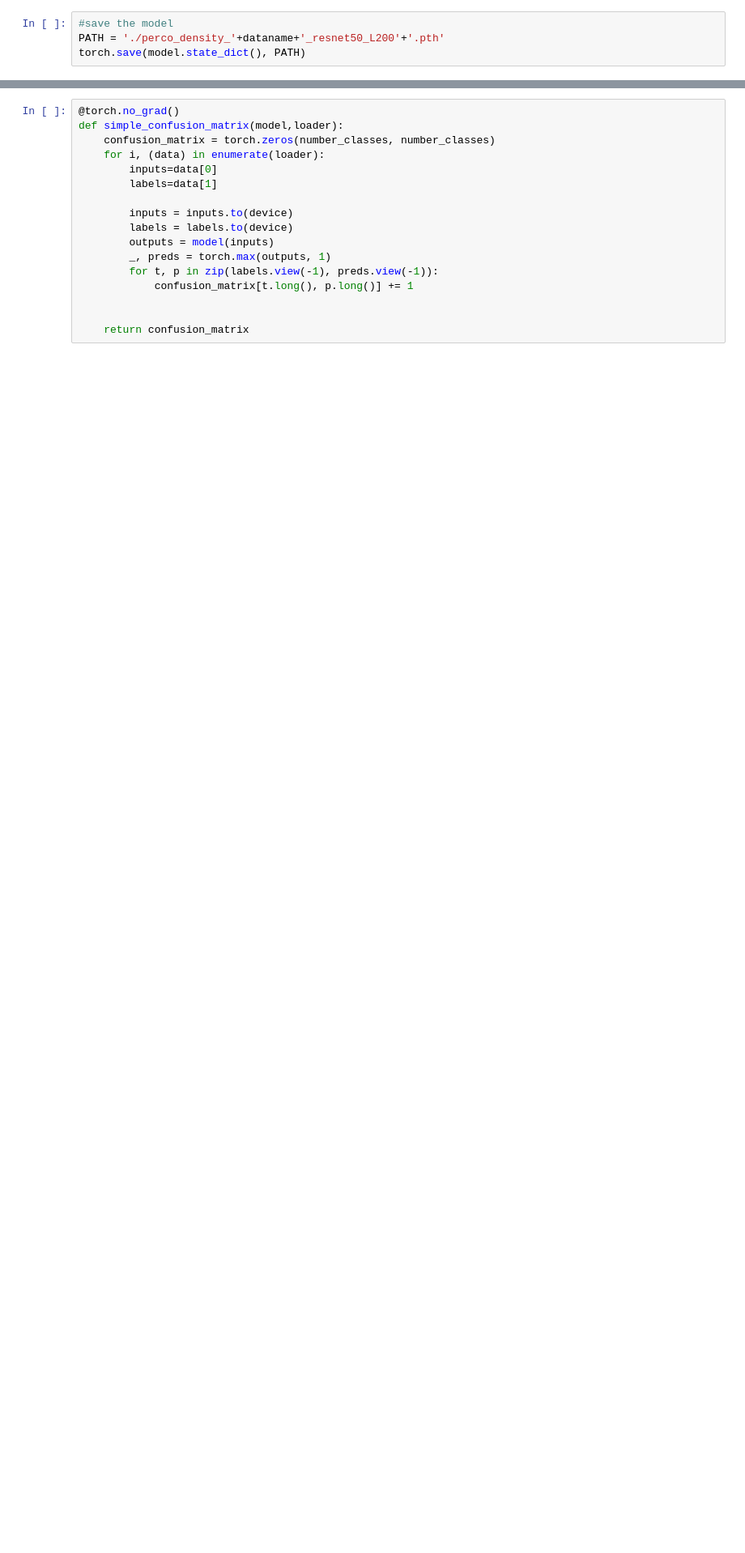
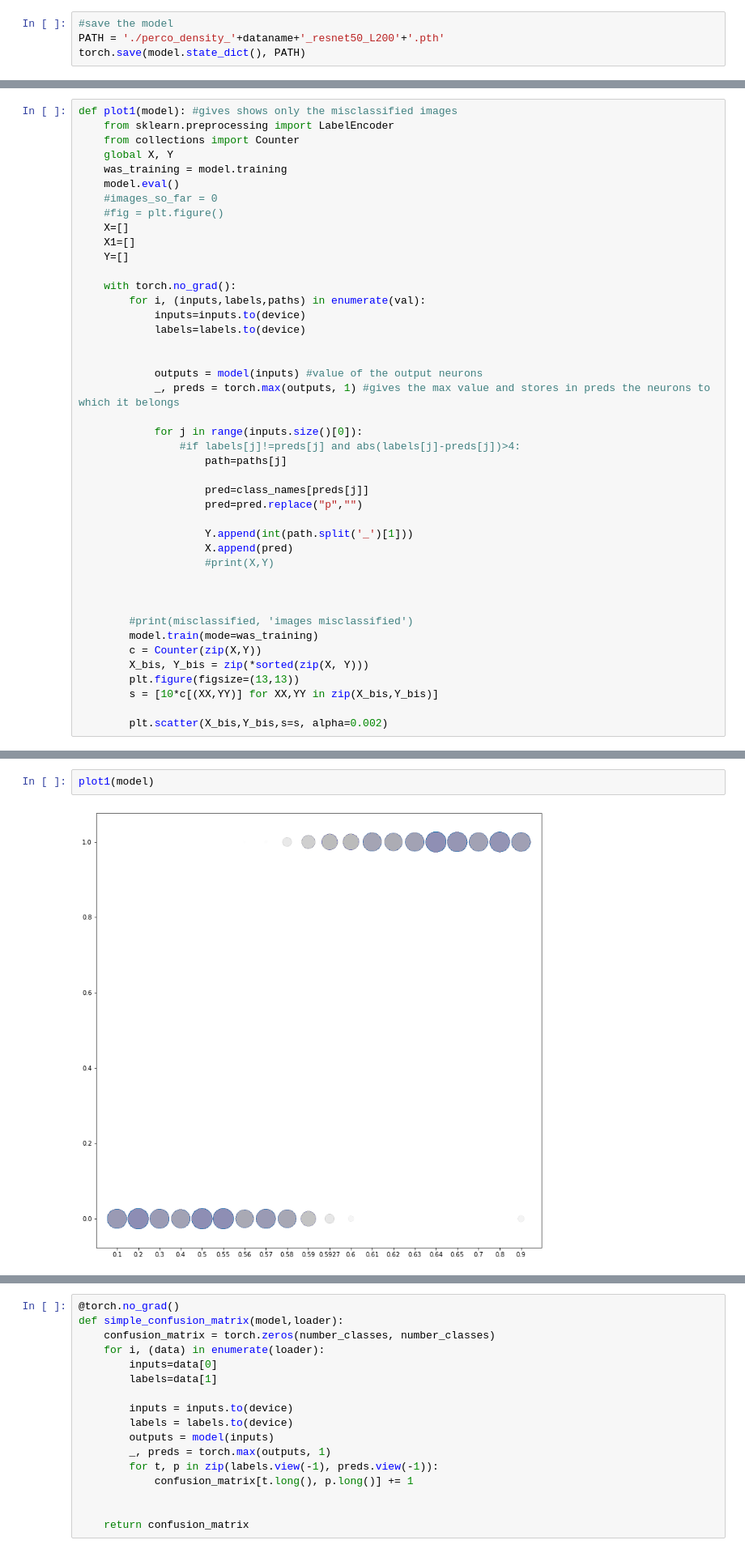
Before and after one commit to DisQS/MachineLearning-Percolation, a Jupyter notebook: src/Percolation_Pytorch_ResNet_2nd_version-density-path-L200.ipynb, the cells around one changed output, grey strips where cells are left out. Shown at 81% size. Drawn from its saved outputs; the diff is of its cells as text; blank space fills up the shorter version.

```diff
--- a/src/Percolation_Pytorch_ResNet_2nd_version-density-path-L200.ipynb
+++ b/src/Percolation_Pytorch_ResNet_2nd_version-density-path-L200.ipynb
@@ -390,0 +421,43 @@ torch.save(model.state_dict(), PATH)
+# %%
+def plot1(model): #gives shows only the misclassified images
+    from sklearn.preprocessing import LabelEncoder
+    from collections import Counter
+    global X, Y
+    was_training = model.training
+    model.eval()
+    #images_so_far = 0
+    #fig = plt.figure()
+    X=[]
+    X1=[]
+    Y=[]
+
+    with torch.no_grad():
+        for i, (inputs,labels,paths) in enumerate(val):
+            inputs=inputs.to(device)
+            labels=labels.to(device)
+
+
+            outputs = model(inputs) #value of the output neurons
+            _, preds = torch.max(outputs, 1) #gives the max value and stores in preds the neurons to which it belongs
+
+            for j in range(inputs.size()[0]):
+                #if labels[j]!=preds[j] and abs(labels[j]-preds[j])>4:
+                    path=paths[j]
+
+                    pred=class_names[preds[j]]
+                    pred=pred.replace("p","")
+
+                    Y.append(int(path.split('_')[1]))
+                    X.append(pred)
+                    #print(X,Y)
+
+
+
+        #print(misclassified, 'images misclassified')
+        model.train(mode=was_training)
+        c = Counter(zip(X,Y))
+        X_bis, Y_bis = zip(*sorted(zip(X, Y)))
+        plt.figure(figsize=(13,13))
+        s = [10*c[(XX,YY)] for XX,YY in zip(X_bis,Y_bis)]
+
+        plt.scatter(X_bis,Y_bis,s=s, alpha=0.002)
@@ -390,0 +513,4 @@ torch.save(model.state_dict(), PATH)
+# %%
+plot1(model)
+# %% [output]
+[figure, added]
```
Also changed, not shown: parts of 11 cells of this notebook.
